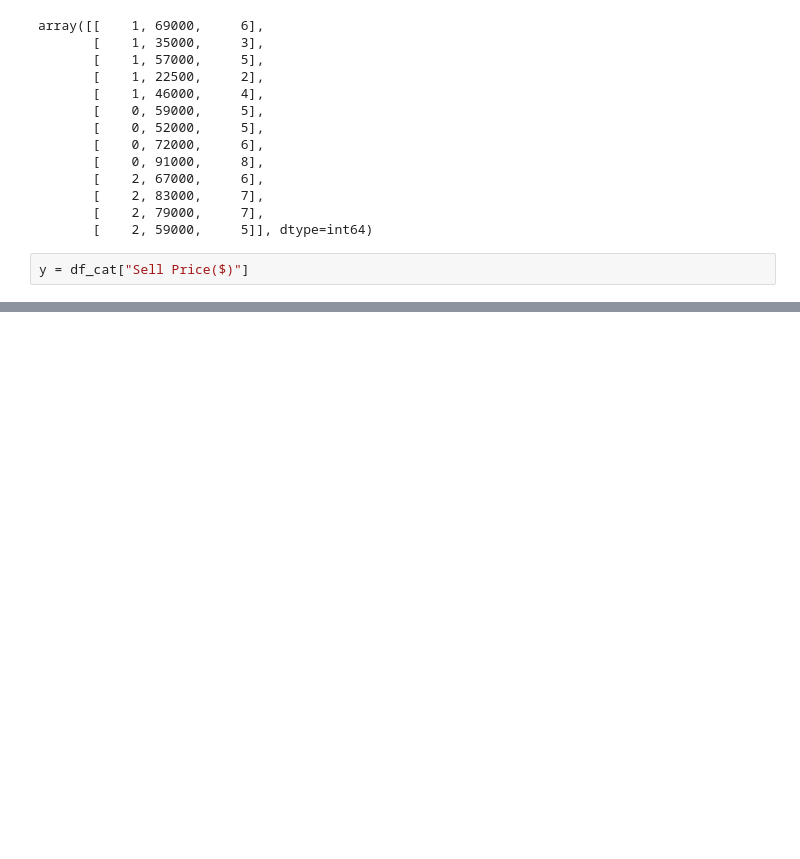
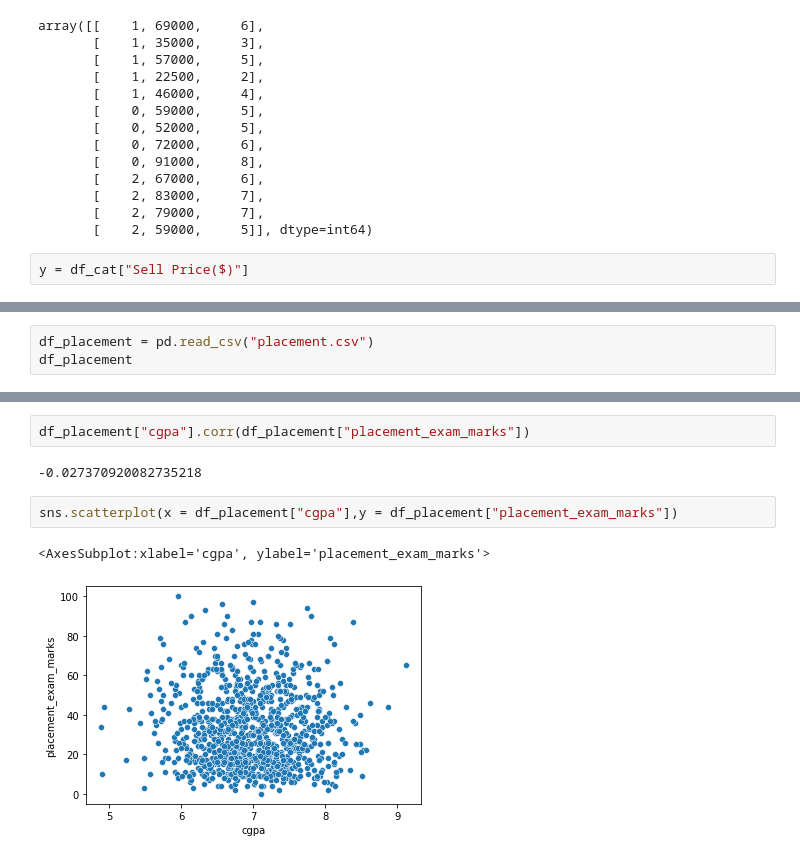
Before and after one commit to anmolk11/ML-101, a Jupyter notebook: LinearReg/Untitled.ipynb, the cells around one changed output, grey strips where cells are left out. Drawn from its saved outputs; the diff is of its cells as text; blank space fills up the shorter version.

```diff
--- a/LinearReg/Untitled.ipynb
+++ b/LinearReg/Untitled.ipynb
@@ -316,0 +313,3 @@ TypeError: __init__() got an unexpected keyword argument 'categorical_features'
+# %%
+df_placement = pd.read_csv("placement.csv")
+df_placement
@@ -316,0 +330,9 @@ TypeError: __init__() got an unexpected keyword argument 'categorical_features'
+# %%
+df_placement["cgpa"].corr(df_placement["placement_exam_marks"])
+# %% [output]
+-0.027370920082735218
+# %%
+sns.scatterplot(x = df_placement["cgpa"],y = df_placement["placement_exam_marks"])
+# %% [output]
+<AxesSubplot:xlabel='cgpa', ylabel='placement_exam_marks'>
+[figure, added]
```
Also changed, not shown: parts of 5 cells of this notebook, 1 other file.
